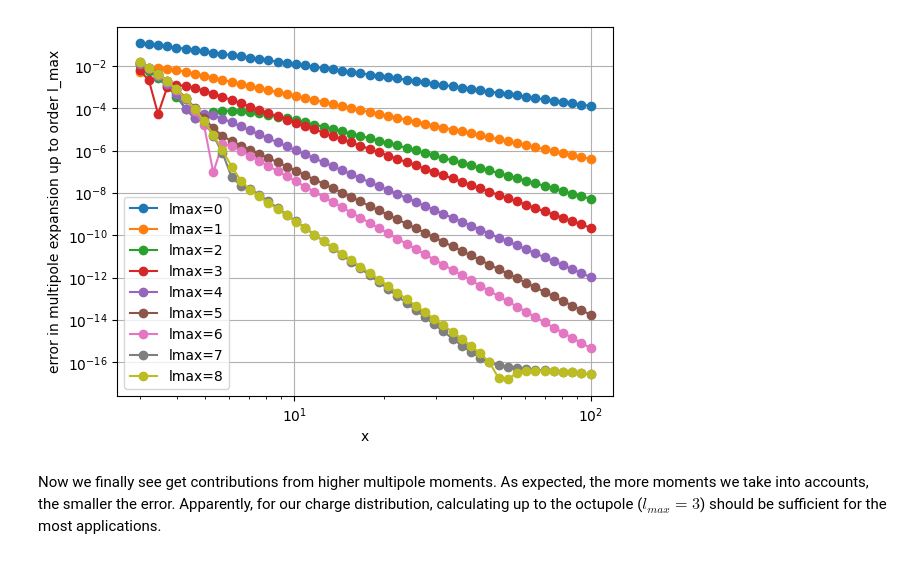
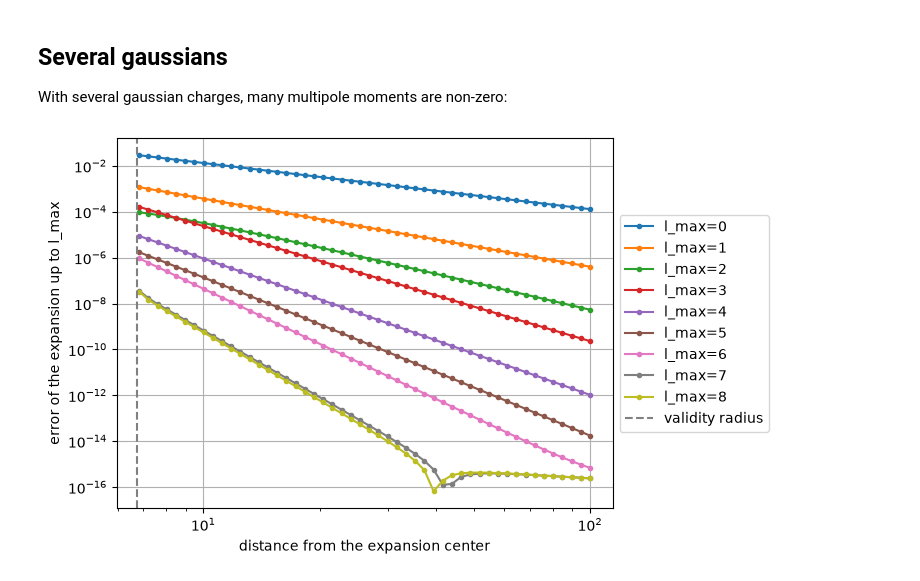
Before and after one commit to maroba/multipoles, a Jupyter notebook: docs/accuracy.ipynb, the cells around one changed output. Cells and saved outputs as stored; diff of their text form; code cells hidden in the pictures.

```diff
--- a/docs/accuracy.ipynb
+++ b/docs/accuracy.ipynb
@@ -119,18 +108,12 @@ $$
+# %% [markdown]
+## Several gaussians
+
+With several gaussian charges, many multipole moments are non-zero:
 # %%
-Q = [1, -0.5, -1.5, 0.75]
-pos = np.array(
-    [(0, 0, 0), (1, 0, 0), (0, 1, 0), (-1, -1, -0.5)]
-)
+charges = [1, -0.5, -1.5, 0.75]
+positions = [(0, 0, 0), (1, 0, 0), (0, 1, 0), (-1, -1, -0.5)]
+mpe = MultipoleExpansion({"discrete": False, "rho": charge_density(charges, positions), "xyz": (X, Y, Z)}, l_max=8)
 
-rho = np.zeros_like(X)
-num_charges, _ = pos.shape
-XYZ = X, Y, Z
-
-phi_ex = np.zeros_like(rho)
-
-for i in range(num_charges):
-    xyz_i = pos[i, :]
-    R = np.sqrt(sum((XYZ[k] - xyz_i[k])**2 for k in range(3)))
-    rho += Q[i] * np.exp(-R**2 / sig**2) / (np.pi**1.5 * sig**3)
-
-mpe = MultipoleExpansion({'discrete': False, 'rho': rho, 'xyz': (X, Y, Z)}, l_max=8)
+plot_errors(mpe, charges, positions, range(9))
+# %% [output]
+[figure, added]
@@ -146,16 +119,0 @@ def phi_ex_xyz(x, y, z, xyz0, Q):
-# %%
-for l_max in range(9):
-    phi = mpe(rr, 0, 0, l_max=l_max)
-    err = np.abs(phi - phi_ex_xyz(rr, 0, 0, pos, Q))
-    plt.loglog(rr, err, "-o", label=f"lmax={l_max}")
-
-plt.legend()
-plt.xlabel("x")
-plt.ylabel("error in multipole expansion up to order l_max")
-plt.grid()
-# %% [output]
-[figure, removed]
-# %% [markdown]
-Now we finally see get contributions from higher multipole moments. As expected, the more
-moments we take into accounts, the smaller the error. Apparently, for our charge distribution,
-calculating up to the octupole ($l_{max}=3$) should be sufficient for the most applications.
```
Also changed, not shown: parts of 26 cells of this notebook, 15 other files.
